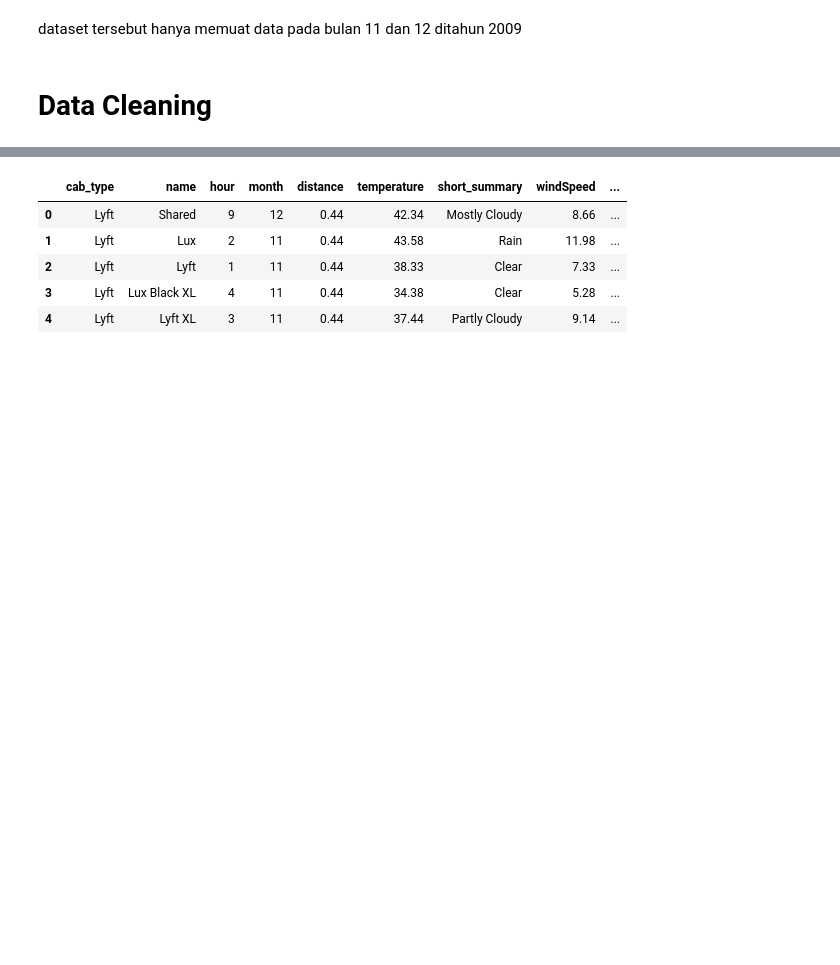
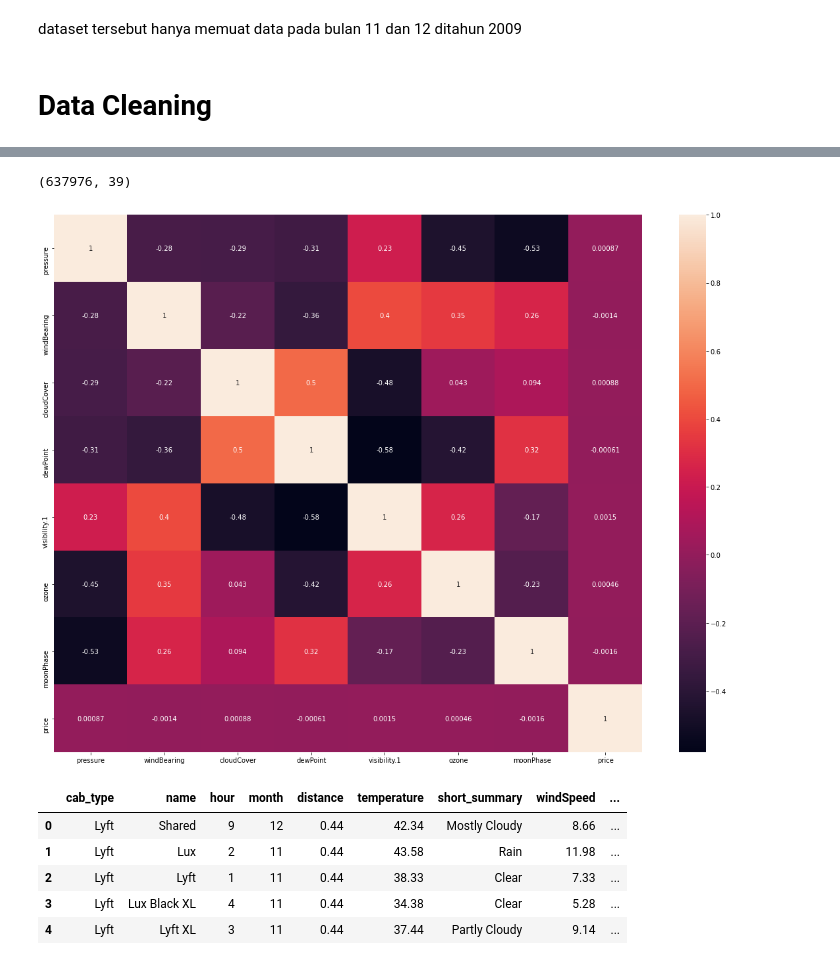
Before and after one commit to HelennaConstantia/PYTN_Kampus-Merdeka_FP1, a Jupyter notebook: PYTN_KampusMerdeka_fp1_Helenna Constantia.ipynb, the cells around one changed output, grey strips where cells are left out. Saved outputs shown, nothing was run; the diff lists cells and outputs as text; code cells hidden in the pictures; blank space fills up the shorter version.

Commit message:
data preprocessing revision

```diff
--- a/PYTN_KampusMerdeka_fp1_Helenna Constantia.ipynb
+++ b/PYTN_KampusMerdeka_fp1_Helenna Constantia.ipynb
@@ -85,0 +107,3 @@ dataset tersebut hanya memuat data pada bulan 11 dan 12 ditahun 2009
+# %%
+#membuang baris yang mengandung missing value
+df.dropna(inplace=True)
@@ -85,0 +130,7 @@ dataset tersebut hanya memuat data pada bulan 11 dan 12 ditahun 2009
+# %%
+#membuang kolom yang tidak diperlukan
+drop_col=['id','timestamp','datetime','product_id','timezone','latitude','longitude','windGustTime','temperatureHighTime',
+         'temperatureLowTime','apparentTemperatureHighTime','apparentTemperatureLowTime','icon','uvIndexTime','temperatureMinTime',
+         'temperatureMaxTime','apparentTemperatureMinTime','apparentTemperatureMaxTime']
+df.drop(columns=drop_col, inplace=True)
+df.head()
@@ -86,3 +144,14 @@ dataset tersebut hanya memuat data pada bulan 11 dan 12 ditahun 2009
+# %%
+df.shape
+# %% [output]
+(637976, 39)
+# %%
+#melihat korelasi data keseluruhan
+plt.figure(figsize=(20,15))
+sns.heatmap(df[['pressure','windBearing','cloudCover','dewPoint','visibility.1','ozone','moonPhase','price']].corr(), annot=True)
+plt.show()
+# %% [output]
+[figure, added]
 # %%
 #mengambil fitur-fitur yang akan digunakan untuk linear regression dan menyimpannya dalam variabel baru
 use_cols=['cab_type','name','hour','month','distance','temperature','short_summary','windSpeed','surge_multiplier','price']
```
Also changed, not shown: parts of 29 cells of this notebook.
